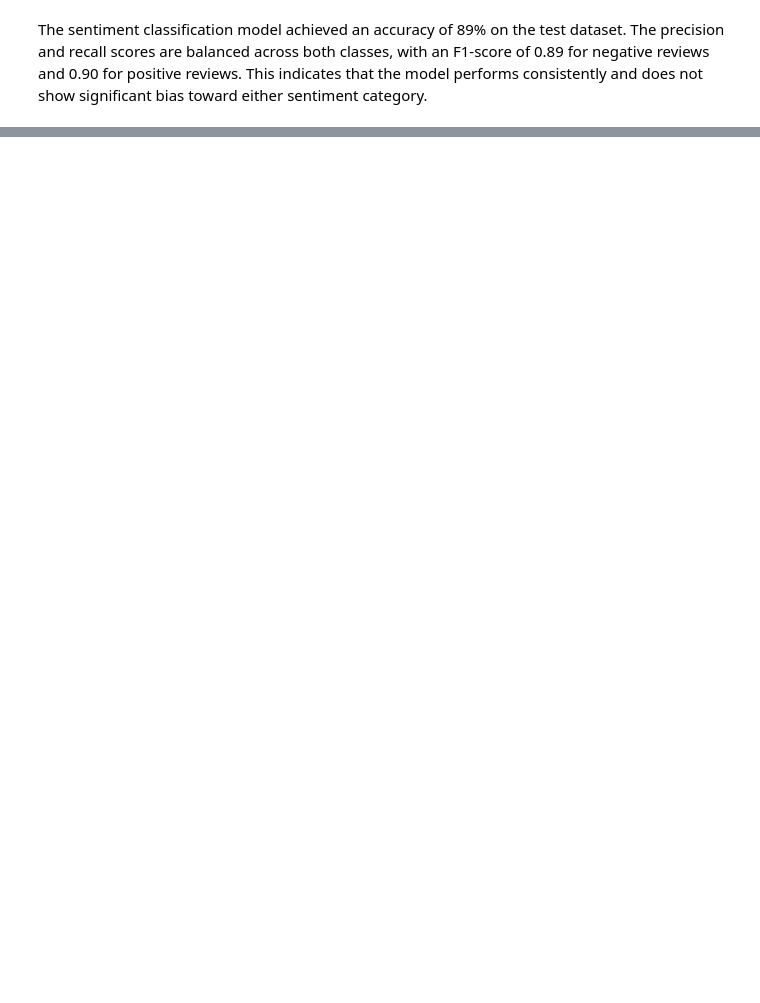
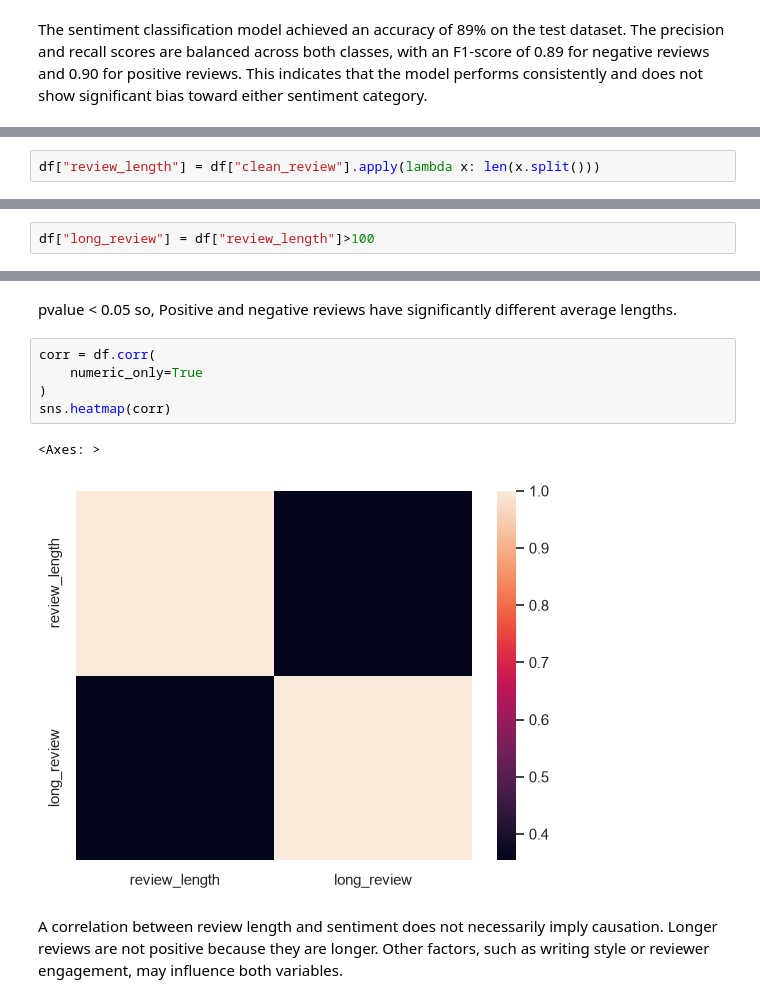
Before and after one commit to windev0/data-science-internship, a Jupyter notebook: notebooks/IMDB Dataset.ipynb, the cells around one changed output, grey strips where cells are left out. Drawn from its saved outputs; the diff is of its cells as text; blank space fills up the shorter version.

```diff
--- a/notebooks/IMDB Dataset.ipynb
+++ b/notebooks/IMDB Dataset.ipynb
@@ -178,0 +181,2 @@ The sentiment classification model achieved an accuracy of 89% on the test datas
+# %%
+df["review_length"] = df["clean_review"].apply(lambda x: len(x.split()))
@@ -178,0 +228,2 @@ The sentiment classification model achieved an accuracy of 89% on the test datas
+# %%
+df["long_review"] = df["review_length"]>100
@@ -178,0 +262,13 @@ The sentiment classification model achieved an accuracy of 89% on the test datas
+# %% [markdown]
+pvalue < 0.05 so,
+Positive and negative reviews have significantly different average lengths.
+# %%
+corr = df.corr(
+    numeric_only=True
+)
+sns.heatmap(corr)
+# %% [output]
+<Axes: >
+[figure, added]
+# %% [markdown]
+A correlation between review length and sentiment does not necessarily imply causation. Longer reviews are not positive because they are longer. Other factors, such as writing style or reviewer engagement, may influence both variables.
```
Also changed, not shown: parts of 14 cells of this notebook, 2 other files.
